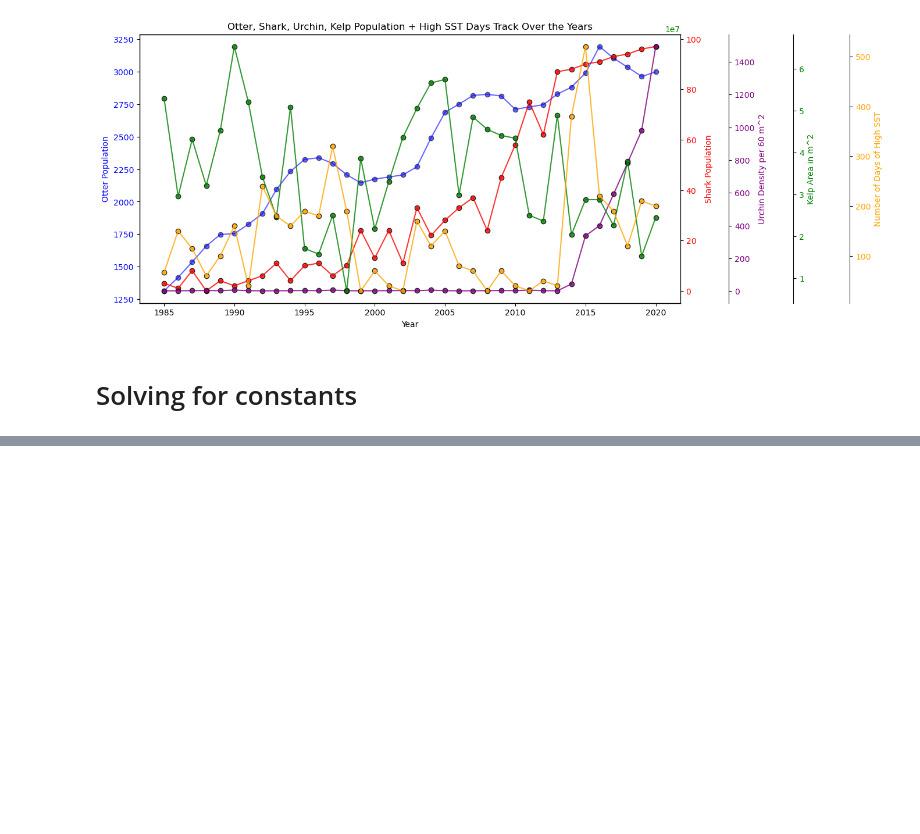
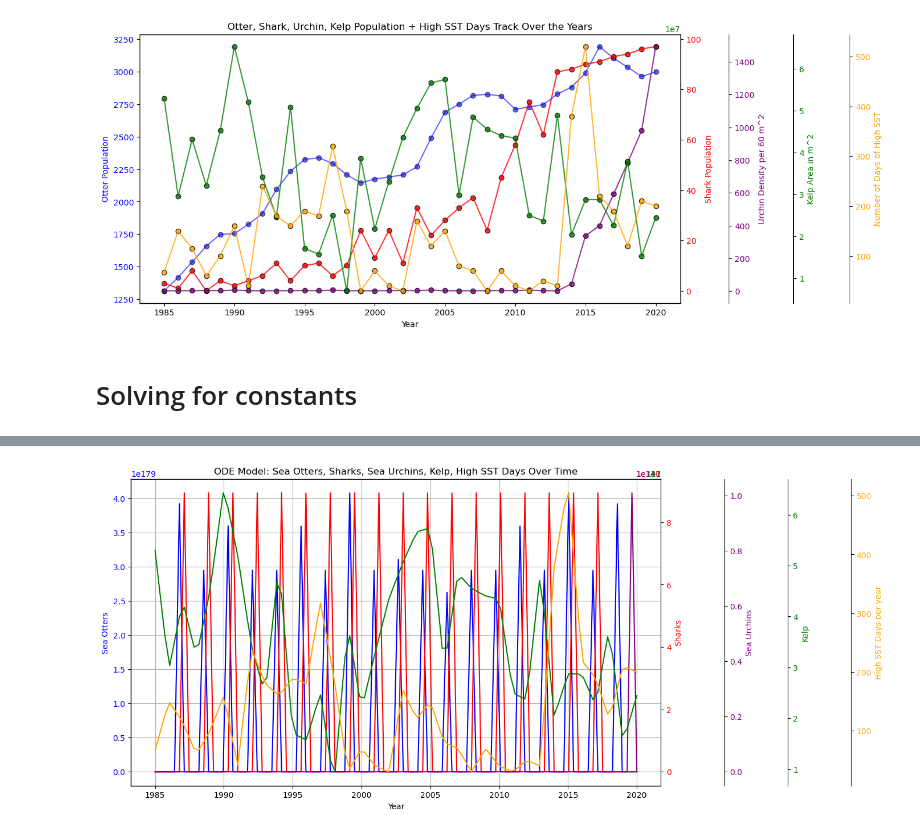
Before and after one commit to doralayanto/UW_AMATH383_SoCal_Marine_Dynamics, a Jupyter notebook: display_processed_data.ipynb, the cells around one changed output, grey strips where cells are left out. Drawn from its saved outputs; the diff is of its cells as text; code cells hidden in the pictures; blank space fills up the shorter version.

```diff
--- a/display_processed_data.ipynb
+++ b/display_processed_data.ipynb
@@ -191,0 +136,99 @@ print(sst_df)
+# %%
+import numpy as np
+import pandas as pd
+import matplotlib.pyplot as plt
+from scipy.integrate import odeint
+from scipy.interpolate import interp1d
+
+# Interpolate T and K over the time range
+t = np.linspace(1985, 2020, 100)
+T_interp = interp1d(processed_hotdays['Year'], processed_hotdays['Hot_Days'], kind='linear', fill_value='extrapolate')
+K_interp = interp1d(processed_kelp['Year'], processed_kelp['Total_Area'], kind='linear', fill_value='extrapolate')
+
+# Create arrays for plotting
+T_vals = T_interp(t)
+K_vals = K_interp(t)
+
+# Define constant parameters
+a = 0.07
+b = 0.0
+
+d = 0.025
+e = 0.0
+f = 0.00
+
+g = 0.1
+h = 0.0
+
+i = 0.0000
+c = 13.5  # Reference temperature for the absolute value term
+
+# Define the system of ODEs based on your equations
+def system(y, t, a, b, d, e, f, g, h, c, i):
+    U, R, S = y
+    T = T_interp(t)  # Interpolated temperature at time t
+    K = K_interp(t)  # Interpolated carrying capacity at time t
+
+    # Updated ODE equations with T and K terms
+    #dU_dt = a * U - b * U * R + abs(T - c) * i * U
+    dU_dt = a * U - b * U * R
+    dR_dt = d *K * R + e * U * R - (f / K) * S * R
+    dS_dt = g * S + (h / K) * S * R
+
+    return [dU_dt, dR_dt, dS_dt]
+
+# Initial conditions: [U, R, S]
+y0 = [3, 1300, 3]
+
+# Solve the system
+solution = odeint(system, y0, t, args=(a, b, d, e, f, g, h, c, i))
+
+# Extract the solution for each species
+U = solution[:, 0]  # Sea urchins
+R = solution[:, 1]  # Sea otters
+S = solution[:, 2]  # Sharks
+
+# Create figure and first axis
+fig, ax1 = plt.subplots(figsize=(12, 7))
+
+# Plot Sea Otters
+ax1.plot(t, R, color="blue", label="Sea Otters")
+ax1.set_ylabel("Sea Otters", color="blue")
+ax1.tick_params(axis="y", labelcolor="blue")
+
+# Plot Sharks
+ax2 = ax1.twinx()
+ax2.plot(t, S, color="red", label="Sharks")
+ax2.set_ylabel("Sharks", color="red")
+ax2.tick_params(axis="y", labelcolor="red")
+
+# Plot Sea Urchins
+ax3 = ax1.twinx()
+ax3.spines["right"].set_position(("outward", 80))
+ax3.plot(t, U, color="purple", label="Sea Urchins")
+ax3.set_ylabel("Sea Urchins", color="purple")
+ax3.tick_params(axis="y", labelcolor="purple")
+
+# Plot Kelp (using saved K values)
+ax4 = ax1.twinx()
+ax4.spines["right"].set_position(("outward", 160))
+ax4.plot(t, K_vals, color="green", label="Kelp")
+ax4.set_ylabel("Kelp", color="green")
+ax4.tick_params(axis="y", labelcolor="green")
+
+# Plot High SST Days (using saved T values)
+ax5 = ax1.twinx()
+ax5.spines["right"].set_position(("outward", 240))
+ax5.plot(t, T_vals, color="orange", label="Number of High SST Days")
+ax5.set_ylabel("High SST Days per year", color="orange")
+ax5.tick_params(axis="y", labelcolor="orange")
+
+# Title and grid
+plt.title("ODE Model: Sea Otters, Sharks, Sea Urchins, Kelp, High SST Days Over Time")
+ax1.grid(True)
+ax1.set_xlabel("Year")
+
+# Show the plot
+plt.show()
+# %% [output]
+[figure, added]
```
Also changed, not shown: parts of 10 cells of this notebook.
